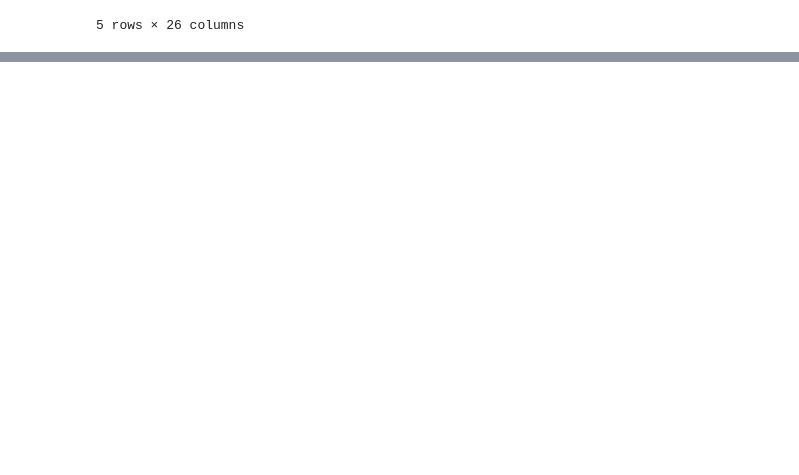
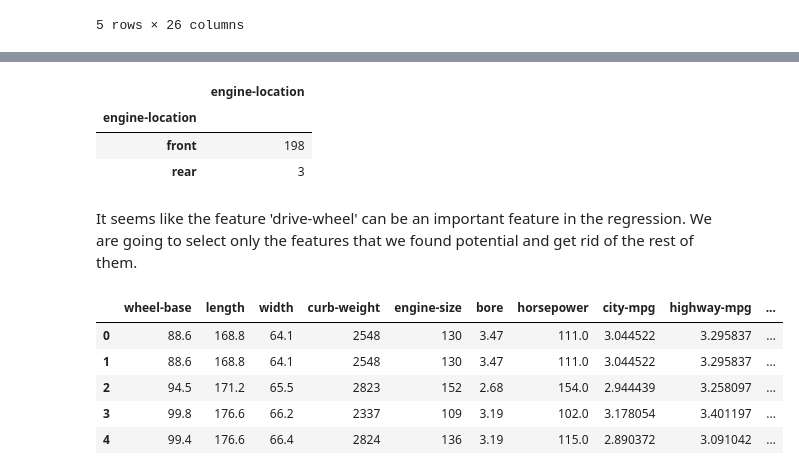
Before and after one commit to arifmujib/Final-GitHub-Projects, a Jupyter notebook: Project Cleaning and Analyzing Data.ipynb, the cells around one changed output, grey strips where cells are left out. Cells and saved outputs as stored; diff of their text form; code cells hidden in the pictures; blank space fills up the shorter version.

```diff
--- a/Project Cleaning and Analyzing Data.ipynb
+++ b/Project Cleaning and Analyzing Data.ipynb
@@ -322,0 +357,21 @@ sns.boxplot(df['fuel-type'], df['price'])
+# %%
+df.groupby('engine-location')[['engine-location']].count()
+# %% [output]
+|  | engine-location |
+| engine-location |  |
+| front | 198 |
+| rear | 3 |
+# %% [markdown]
+It seems like the feature 'drive-wheel' can be an important feature in the regression. We are going to select only the features that we found potential and get rid of the rest of them.
+# %%
+df = df[['wheel-base', 'length', 'width', 'curb-weight', 'engine-size',
+         'bore', 'horsepower', 'city-mpg', 'highway-mpg', 'drive-wheels', 'price']]
+
+df.head()
+# %% [output]
+|  | wheel-base | length | width | curb-weight | engine-size | bore | horsepower | city-mpg | highway-mpg | ... |
+| 0 | 88.6 | 168.8 | 64.1 | 2548 | 130 | 3.47 | 111.0 | 3.044522 | 3.295837 | ... |
+| 1 | 88.6 | 168.8 | 64.1 | 2548 | 130 | 3.47 | 111.0 | 3.044522 | 3.295837 | ... |
+| 2 | 94.5 | 171.2 | 65.5 | 2823 | 152 | 2.68 | 154.0 | 2.944439 | 3.258097 | ... |
+| 3 | 99.8 | 176.6 | 66.2 | 2337 | 109 | 3.19 | 102.0 | 3.178054 | 3.401197 | ... |
+| 4 | 99.4 | 176.6 | 66.4 | 2824 | 136 | 3.19 | 115.0 | 2.890372 | 3.091042 | ... |
```
Also changed, not shown: parts of 11 cells of this notebook.
